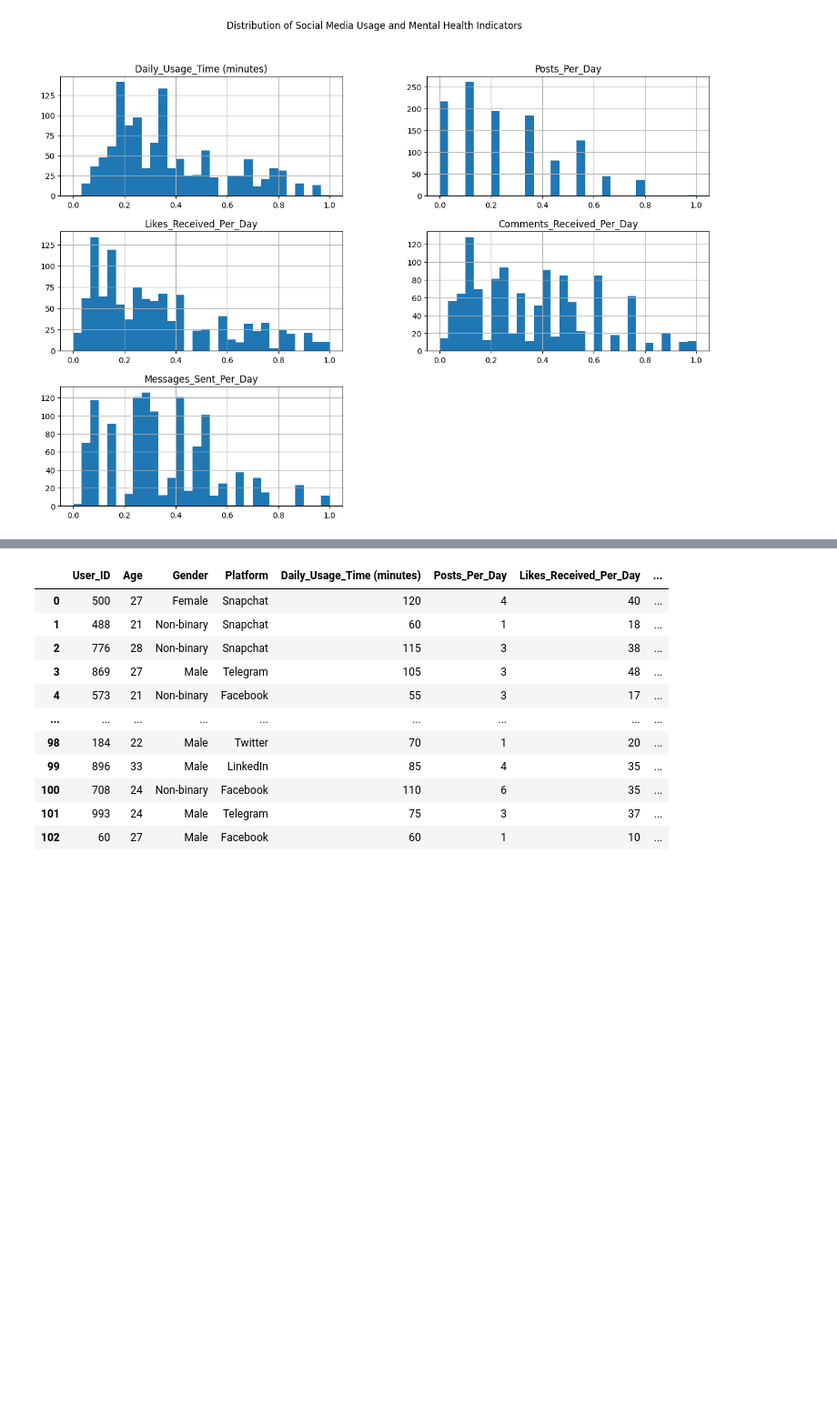
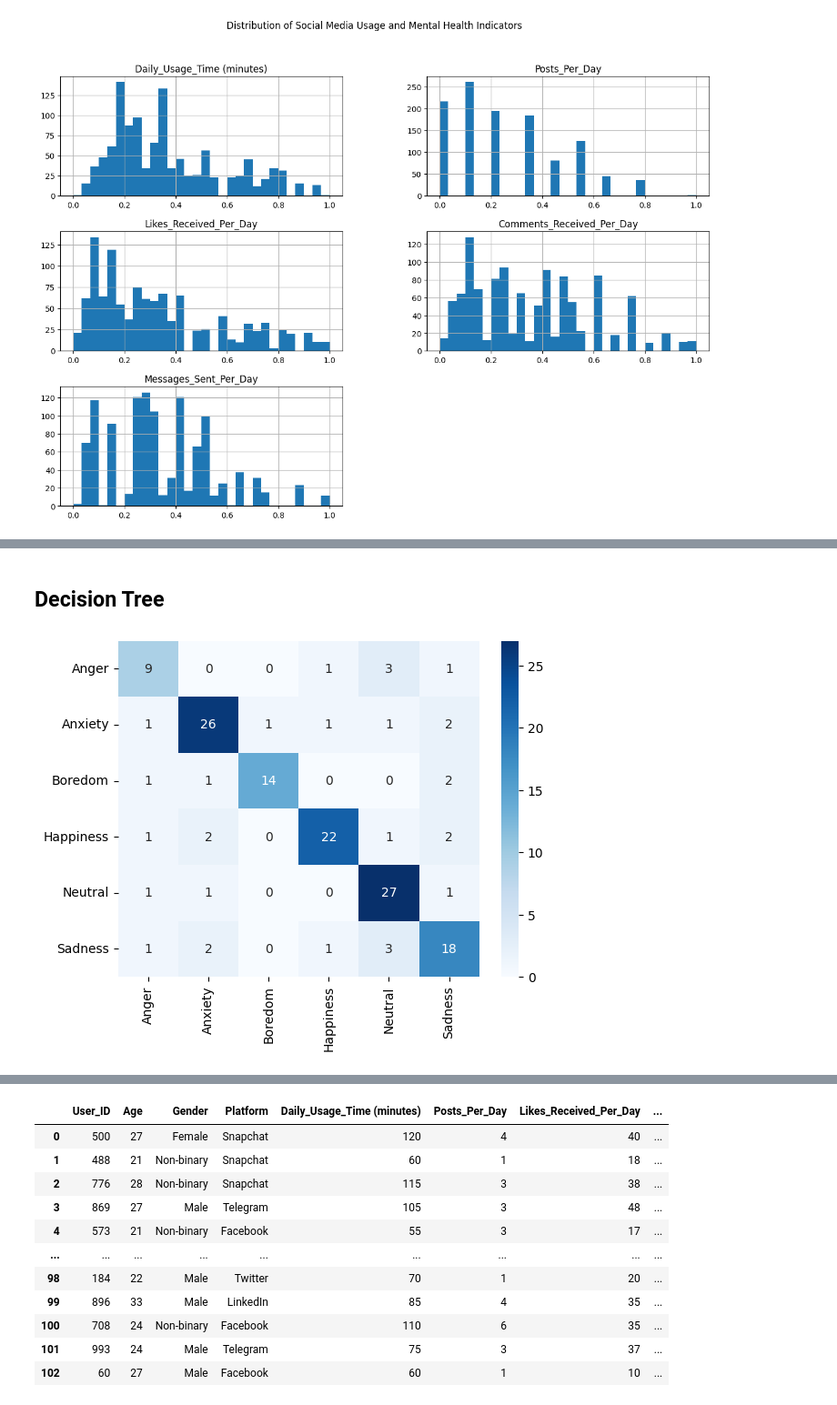
Before and after one commit to roshantaneja/ucla_cssi_2024, a Jupyter notebook: project/client.ipynb, the cells around one changed output, grey strips where cells are left out. Shown: that part at 91% size. Drawn from its saved outputs; the diff is of its cells as text; code cells hidden in the pictures; blank space fills up the shorter version.

```diff
--- a/project/client.ipynb
+++ b/project/client.ipynb
@@ -477,11 +519,21 @@ F1 Score: 0.7394
+# %% [markdown]
+## Decision Tree
 # %%
 # Decision Trees
 dt = DecisionTreeClassifier()
 dt.fit(X_train, y_train)
 
 # Make predictions
 y_pred_train_dt = dt.predict(X_train)
 y_pred_val_dt = dt.predict(X_val)
+
+# display the confusion matrix with the proper labels
+cm_dt = confusion_matrix(y_val, y_pred_val_dt)
+cm_dt_df = pd.DataFrame(cm_dt, index = label_encoder_emotion.classes_, columns = label_encoder_emotion.classes_)
+
+plot = sns.heatmap(cm_dt_df, annot=True, cmap='Blues')
+# %% [output]
+[figure, added]
 # %%
 # Compute evaluation metrics
 accuracy_train_dt = accuracy_score(y_train, y_pred_train_dt)
```
Also changed, not shown: parts of 33 cells of this notebook, 3 other files.
